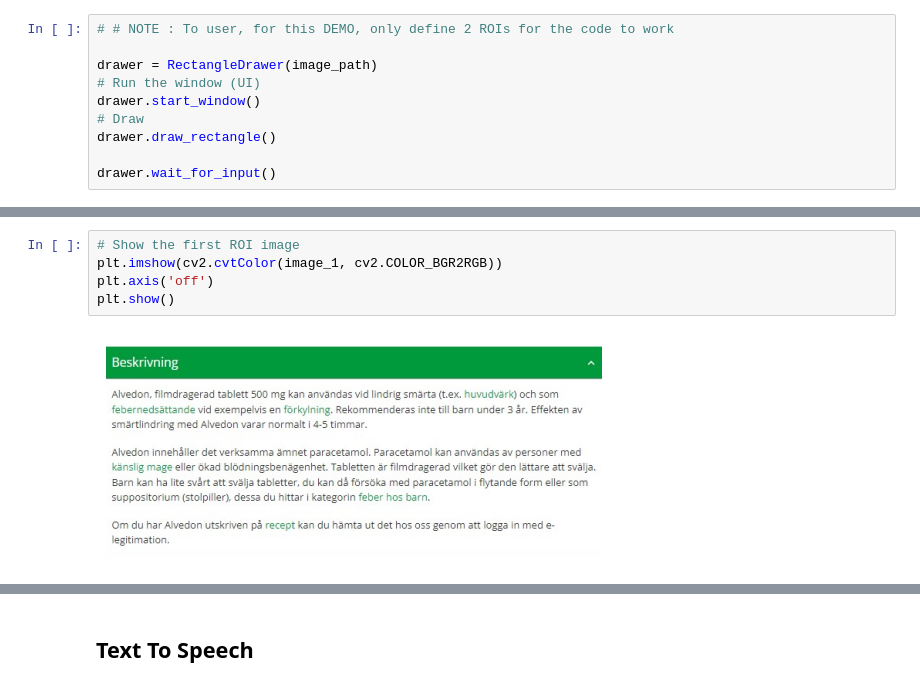
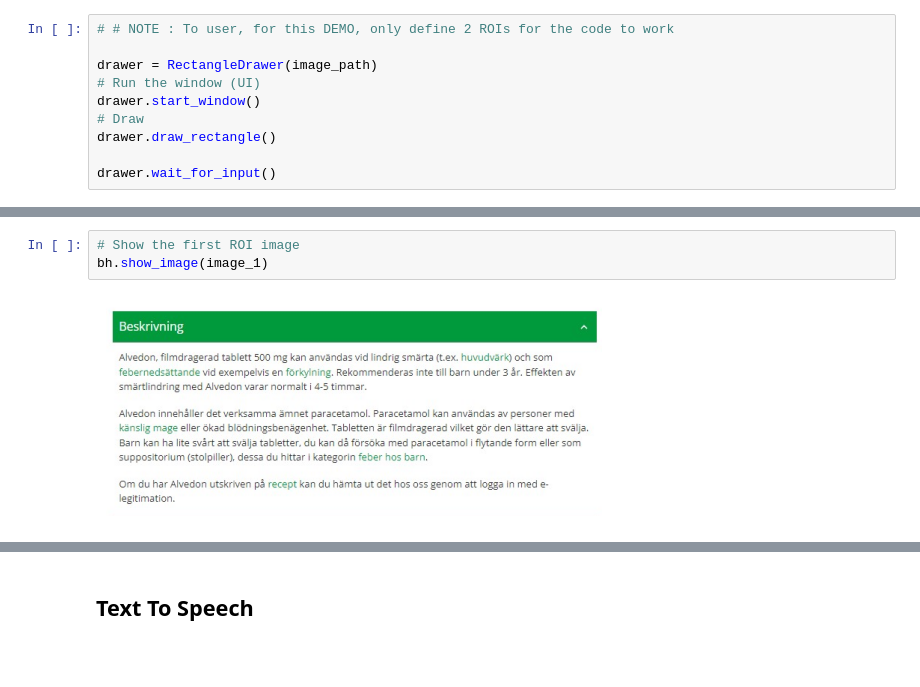
Before and after one commit to tyrasforsgren/LangChain-Examlpe-Projects, a Jupyter notebook: proj_2/txt_to_speech_DEMO.ipynb, the cells around one changed output, grey strips where cells are left out. Saved outputs shown, nothing was run; the diff lists cells and outputs as text; blank space fills up the shorter version.

```diff
--- a/proj_2/txt_to_speech_DEMO.ipynb
+++ b/proj_2/txt_to_speech_DEMO.ipynb
@@ -158,7 +147,5 @@ print(image_1) # First ROI image
 # %%
 # Show the first ROI image
-plt.imshow(cv2.cvtColor(image_1, cv2.COLOR_BGR2RGB))
-plt.axis('off')
-plt.show()
+bh.show_image(image_1)
 # %% [output]
-[figure, old version]
+[figure, new version]
```
Also changed, not shown: parts of 25 cells of this notebook, 8 other files.
